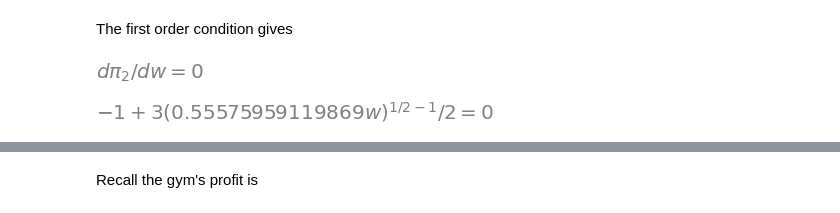
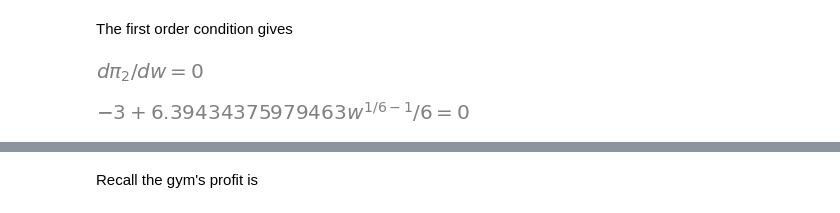
Before and after one commit to tfavory/micro-notebooks, a Jupyter notebook: externality.ipynb, the cells around one changed output, grey strips where cells are left out. Saved outputs shown, nothing was run; the diff lists cells and outputs as text; code cells hidden in the pictures.

```diff
--- a/externality.ipynb
+++ b/externality.ipynb
@@ -191,10 +201,11 @@ Eq(d*pi_2 / dw, 0)
 # %% [output]
 [figure]
 # %%
-dY2 = UnevaluatedExpr((w / (1 + Y1_res))**((one - b) / b) / b)
-Eq(p2 * dY2 - c2, 0)
+dp2Y2 = p2 * (1 / (1 + Y1_res))**(1/b) * UnevaluatedExpr((w)**UnevaluatedExpr((one - b) / b) / b)
+dY2 = UnevaluatedExpr((w)**((one - b) / b) / (1 + Y1_res)**(one/b) / b)
+Eq(dp2Y2 - c2, 0)
 # %% [output]
-[figure, old version]
+[figure, new version]
 # %%
 mul = 1 / b
 mul = mul / ((1 + Y1_res)**(1/b))
```
Also changed, not shown: parts of 24 cells of this notebook.
